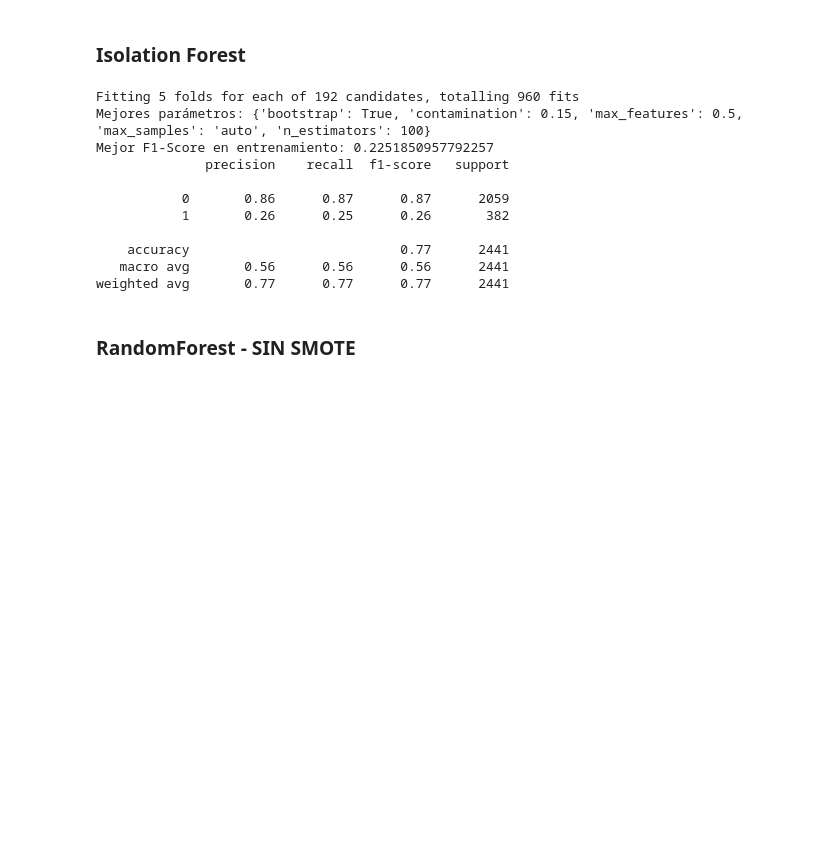
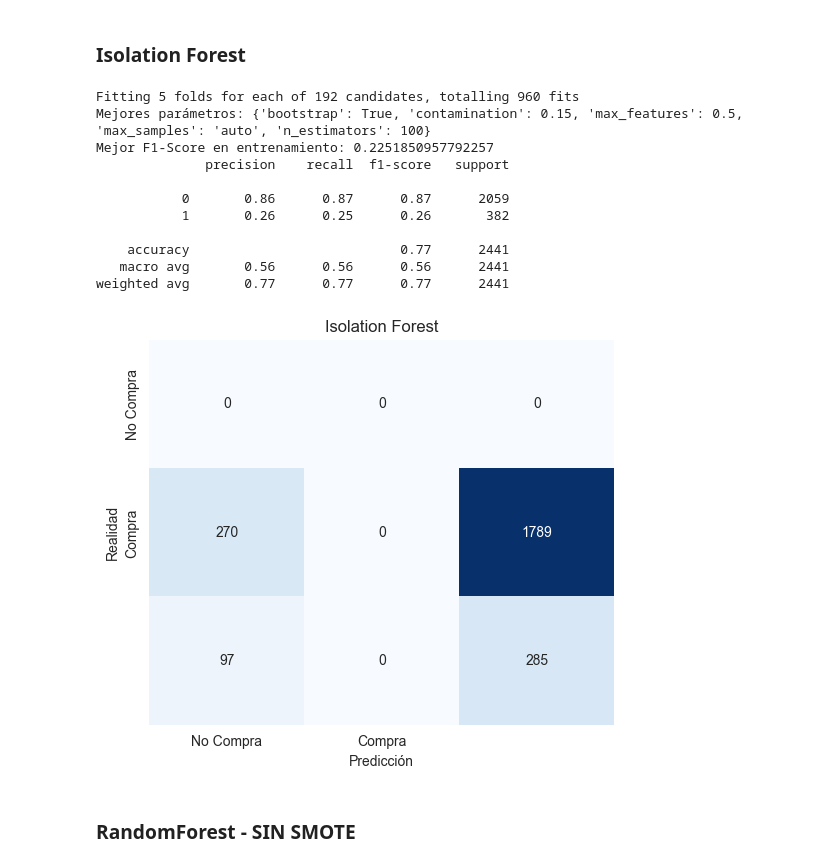
Before and after one commit to alvaroG-IA/proyecto-1-AIA-Marketing_Digital, a Jupyter notebook: notebooks/Experimentos.ipynb, the cells around one changed output. Drawn from its saved outputs; the diff is of its cells as text; code cells hidden in the pictures; blank space fills up the shorter version.

```diff
--- a/notebooks/Experimentos.ipynb
+++ b/notebooks/Experimentos.ipynb
@@ -149,33 +177,36 @@ isolation_grid_search = GridSearchCV(
     cv=5,
     scoring=custom_f1,
     n_jobs=-1,
     verbose=1,
 )
 
 isolation_grid_search.fit(X_train, y_train)
 
 print(f"Mejores parámetros: {isolation_grid_search.best_params_}")
 print(f"Mejor F1-Score en entrenamiento: {isolation_grid_search.best_score_}")
 
 best_isof = isolation_grid_search.best_estimator_
 y_pred = best_isof.predict(X_test)
 
 y_pred_final = [1 if i == -1 else 0 for i in y_pred]
 
 from sklearn.metrics import classification_report
 print(classification_report(y_test, y_pred_final))
+
+plot_single_confusion_matrix(best_isof, X_test, y_test, class_names=['No Compra', 'Compra'], title="Isolation Forest")
 # %% [output]
 Fitting 5 folds for each of 192 candidates, totalling 960 fits
 Mejores parámetros: {'bootstrap': True, 'contamination': 0.15, 'max_features': 0.5, 'max_samples': 'auto', 'n_estimators': 100}
 Mejor F1-Score en entrenamiento: 0.2251850957792257
               precision    recall  f1-score   support
 
            0       0.86      0.87      0.87      2059
            1       0.26      0.25      0.26       382
 
     accuracy                           0.77      2441
    macro avg       0.56      0.56      0.56      2441
 weighted avg       0.77      0.77      0.77      2441
+[figure, added]
 # %% [markdown]
 ### RandomForest - SIN SMOTE
 # %%
```
Also changed, not shown: parts of 7 cells of this notebook.
